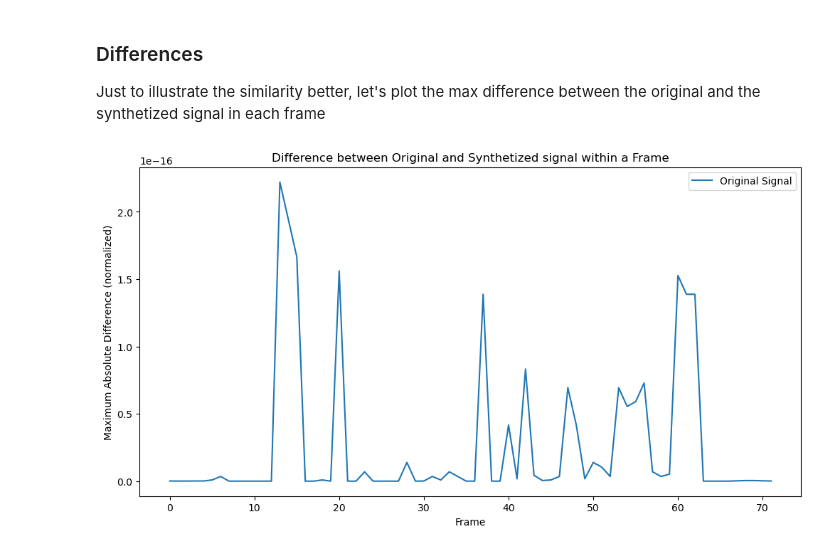
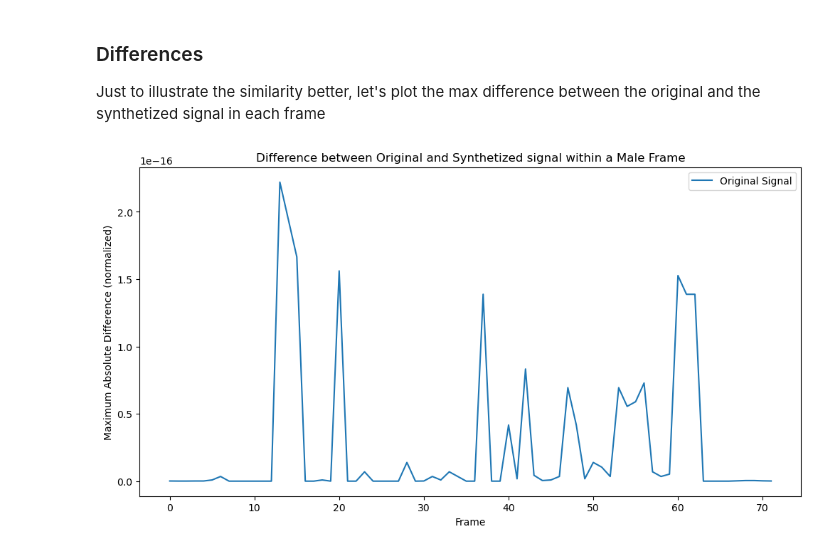
Before and after one commit to dianapaula19/speech-processing-project, a Jupyter notebook: codec.ipynb, the cells around one changed output. Cells and saved outputs as stored; diff of their text form; code cells hidden in the pictures.

```diff
--- a/codec.ipynb
+++ b/codec.ipynb
@@ -89,7 +89,8 @@ def lpc(file_path: Path):
     return pd.DataFrame.from_records([process_frame(f) for f in frames])
 
 
-df = lpc(EXAMPLE_MALE_PATH)
+df_lpc_male = lpc(EXAMPLE_MALE_PATH)
+df_lpc_female = lpc(EXAMPLE_FEMALE_PATH)
 # %% [markdown]
 ### Plot one nice speech frame for comparison
 # %%
@@ -126,11 +127,11 @@ plt.show()
 Just to illustrate the similarity better, let's plot the max difference between the original and the synthetized signal in each frame
 # %%
 plt.figure(figsize=(12, 6))
-plt.plot(df.apply(lambda x: abs(x["Frame"] - x["Synthetized Frame"]).max(), axis=1), label="Original Signal")
+plt.plot(df_lpc_male.apply(lambda x: abs(x["Frame"] - x["Synthetized Frame"]).max(), axis=1), label="Original Signal")
 plt.legend()
-plt.title("Difference between Original and Synthetized signal within a Frame")
+plt.title("Difference between Original and Synthetized signal within a Male Frame")
 plt.xlabel("Frame")
 plt.ylabel("Maximum Absolute Difference (normalized)")
 plt.show()
 # %% [output]
-[figure, old version]
+[figure, new version]
```
Also changed, not shown: parts of 4 cells of this notebook.
